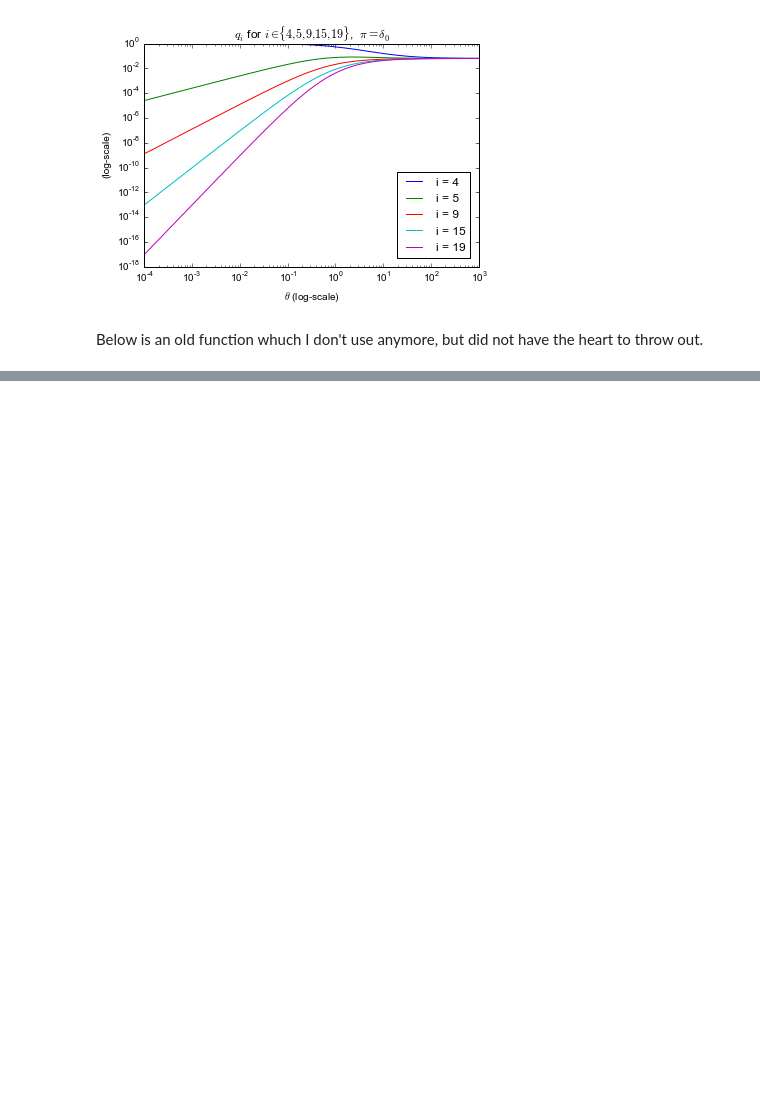
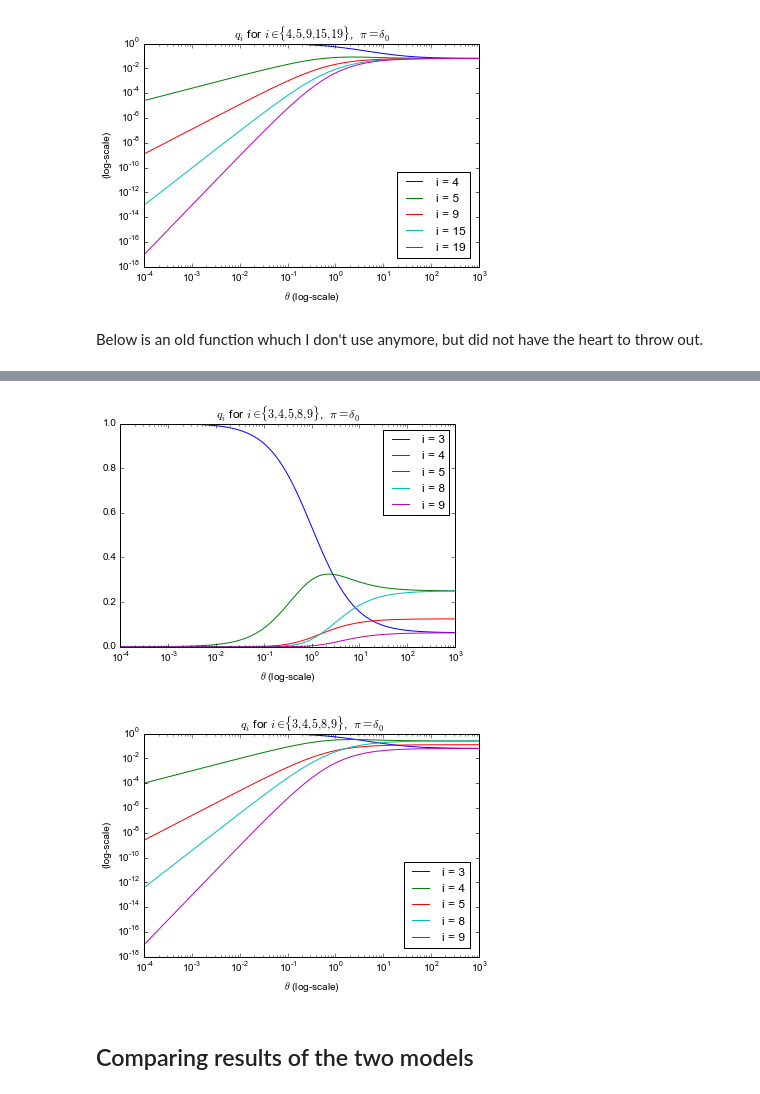
Before and after one commit to Cronjaeger/almost-infinite-sites-recursions, a Jupyter notebook: ipython_notebooks/explicit_solution_of_recursions.ipynb, the cells around one changed output, grey strips where cells are left out. Saved outputs shown, nothing was run; the diff lists cells and outputs as text; code cells hidden in the pictures; blank space fills up the shorter version.

```diff
--- a/ipython_notebooks/explicit_solution_of_recursions.ipynb
+++ b/ipython_notebooks/explicit_solution_of_recursions.ipynb
@@ -310,0 +548,29 @@ def printOctaveCode(theta,bdr_cnd):
+# %%
+plt.figure(3)
+for i in (3,4,5,8,9):
+    likelihhods = [solutions_AIS[(theta,pi2_AIS)][i] for theta in thetas]
+    plt.plot(thetas,likelihhods, label = 'i = %i'%i)
+plt.xscale('log')
+plt.xlabel('$\\theta$ (log-scale)')
+plt.title('$q_i$ for $i \\in \\{ 3, 4, 5, 8, 9\\}$,  $\pi = \delta_0$')
+plt.legend()
+plt.show()
+plt.close()
+
+plt.figure(4)
+for i in (3,4,5,8,9):
+    likelihhods = [solutions_AIS[(theta,pi2_AIS)][i] for theta in thetas]
+    plt.plot(thetas,likelihhods, label = 'i = %i'%i)
+plt.xscale('log')
+plt.yscale('log')
+plt.xlabel('$\\theta$ (log-scale)')
+plt.ylabel('(log-scale)')
+plt.title('$q_i$ for $i \\in \\{ 3, 4, 5, 8, 9\\}$,  $\pi = \delta_0$')
+plt.legend(bbox_to_anchor=(0.99, 0.45))
+plt.show()
+plt.close()
+# %% [output]
+[figure, added]
+[figure, added]
+# %% [markdown]
+## Comparing results of the two models
```
Also changed, not shown: parts of 40 cells of this notebook, 20 other files.
